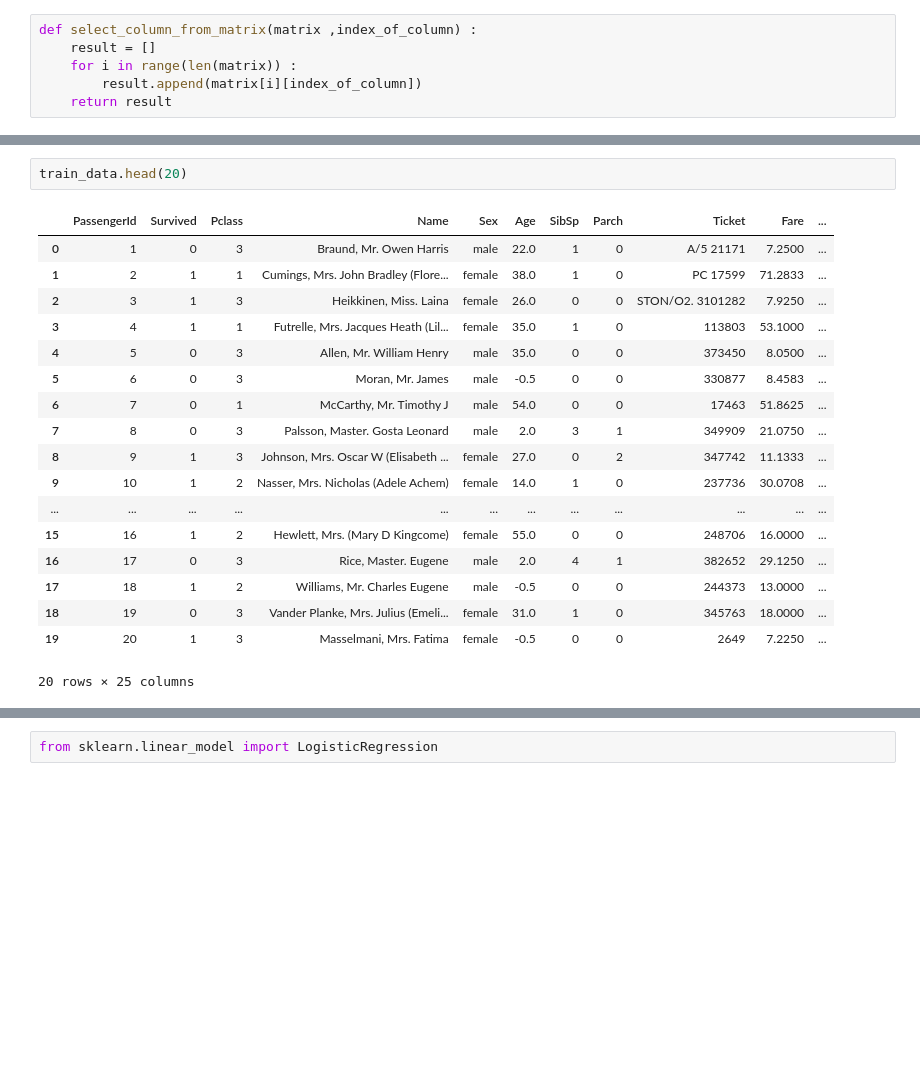
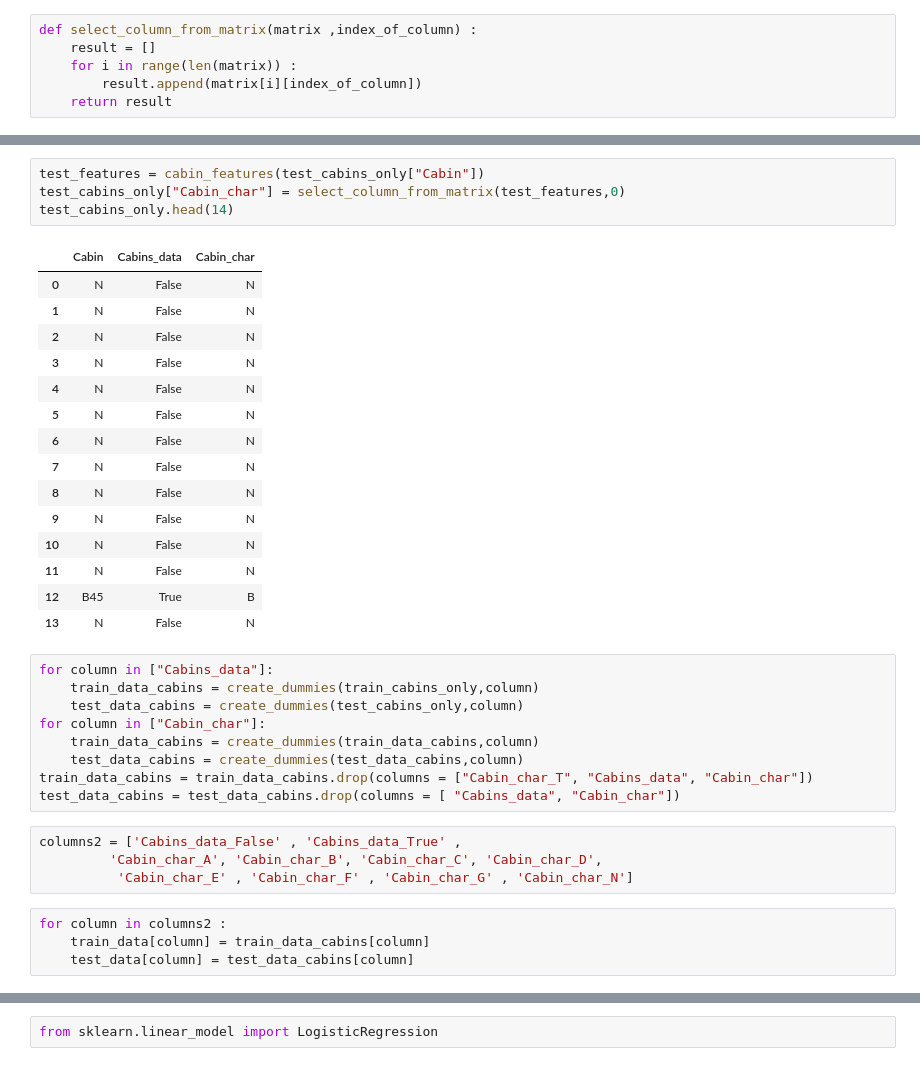
Before and after one commit to PL1N/Titanic-Dataset, a Jupyter notebook: TitanicDatasetSolve.ipynb, the cells around one changed output, grey strips where cells are left out. Saved outputs shown, nothing was run; the diff lists cells and outputs as text; blank space fills up the shorter version.

```diff
--- a/TitanicDatasetSolve.ipynb
+++ b/TitanicDatasetSolve.ipynb
@@ -209,21 +246,37 @@ train_cabins_only
-# %%
-train_data.head(20)
-# %% [output]
-|  | PassengerId | Survived | Pclass | Name | Sex | Age | SibSp | Parch | Ticket | Fare | ... |
-| 0 | 1 | 0 | 3 | Braund, Mr. Owen Harris | male | 22.0 | 1 | 0 | A/5 21171 | 7.2500 | ... |
-| 1 | 2 | 1 | 1 | Cumings, Mrs. John Bradley (Flore... | female | 38.0 | 1 | 0 | PC 17599 | 71.2833 | ... |
-| 2 | 3 | 1 | 3 | Heikkinen, Miss. Laina | female | 26.0 | 0 | 0 | STON/O2. 3101282 | 7.9250 | ... |
-| 3 | 4 | 1 | 1 | Futrelle, Mrs. Jacques Heath (Lil... | female | 35.0 | 1 | 0 | 113803 | 53.1000 | ... |
-| 4 | 5 | 0 | 3 | Allen, Mr. William Henry | male | 35.0 | 0 | 0 | 373450 | 8.0500 | ... |
-| 5 | 6 | 0 | 3 | Moran, Mr. James | male | -0.5 | 0 | 0 | 330877 | 8.4583 | ... |
-| 6 | 7 | 0 | 1 | McCarthy, Mr. Timothy J | male | 54.0 | 0 | 0 | 17463 | 51.8625 | ... |
-| 7 | 8 | 0 | 3 | Palsson, Master. Gosta Leonard | male | 2.0 | 3 | 1 | 349909 | 21.0750 | ... |
-| 8 | 9 | 1 | 3 | Johnson, Mrs. Oscar W (Elisabeth ... | female | 27.0 | 0 | 2 | 347742 | 11.1333 | ... |
-| 9 | 10 | 1 | 2 | Nasser, Mrs. Nicholas (Adele Achem) | female | 14.0 | 1 | 0 | 237736 | 30.0708 | ... |
-| ... | ... | ... | ... | ... | ... | ... | ... | ... | ... | ... | ... |
-| 15 | 16 | 1 | 2 | Hewlett, Mrs. (Mary D Kingcome) | female | 55.0 | 0 | 0 | 248706 | 16.0000 | ... |
-| 16 | 17 | 0 | 3 | Rice, Master. Eugene | male | 2.0 | 4 | 1 | 382652 | 29.1250 | ... |
-| 17 | 18 | 1 | 2 | Williams, Mr. Charles Eugene | male | -0.5 | 0 | 0 | 244373 | 13.0000 | ... |
-| 18 | 19 | 0 | 3 | Vander Planke, Mrs. Julius (Emeli... | female | 31.0 | 1 | 0 | 345763 | 18.0000 | ... |
-| 19 | 20 | 1 | 3 | Masselmani, Mrs. Fatima | female | -0.5 | 0 | 0 | 2649 | 7.2250 | ... |
-20 rows × 25 columns
+# %%
+test_features = cabin_features(test_cabins_only["Cabin"])
+test_cabins_only["Cabin_char"] = select_column_from_matrix(test_features,0)
+test_cabins_only.head(14)
+# %% [output]
+|  | Cabin | Cabins_data | Cabin_char |
+| 0 | N | False | N |
+| 1 | N | False | N |
+| 2 | N | False | N |
+| 3 | N | False | N |
+| 4 | N | False | N |
+| 5 | N | False | N |
+| 6 | N | False | N |
+| 7 | N | False | N |
+| 8 | N | False | N |
+| 9 | N | False | N |
+| 10 | N | False | N |
+| 11 | N | False | N |
+| 12 | B45 | True | B |
+| 13 | N | False | N |
+# %%
+for column in ["Cabins_data"]:
+    train_data_cabins = create_dummies(train_cabins_only,column)
+    test_data_cabins = create_dummies(test_cabins_only,column)
+for column in ["Cabin_char"]:
+    train_data_cabins = create_dummies(train_data_cabins,column)
+    test_data_cabins = create_dummies(test_data_cabins,column)
+train_data_cabins = train_data_cabins.drop(columns = ["Cabin_char_T", "Cabins_data", "Cabin_char"])
+test_data_cabins = test_data_cabins.drop(columns = [ "Cabins_data", "Cabin_char"])
+# %%
+columns2 = ['Cabins_data_False' , 'Cabins_data_True' ,
+         'Cabin_char_A', 'Cabin_char_B', 'Cabin_char_C', 'Cabin_char_D',
+          'Cabin_char_E' , 'Cabin_char_F' , 'Cabin_char_G' , 'Cabin_char_N']
+# %%
+for column in columns2 :
+    train_data[column] = train_data_cabins[column]
+    test_data[column] = test_data_cabins[column]
```
Also changed, not shown: parts of 9 cells of this notebook.
